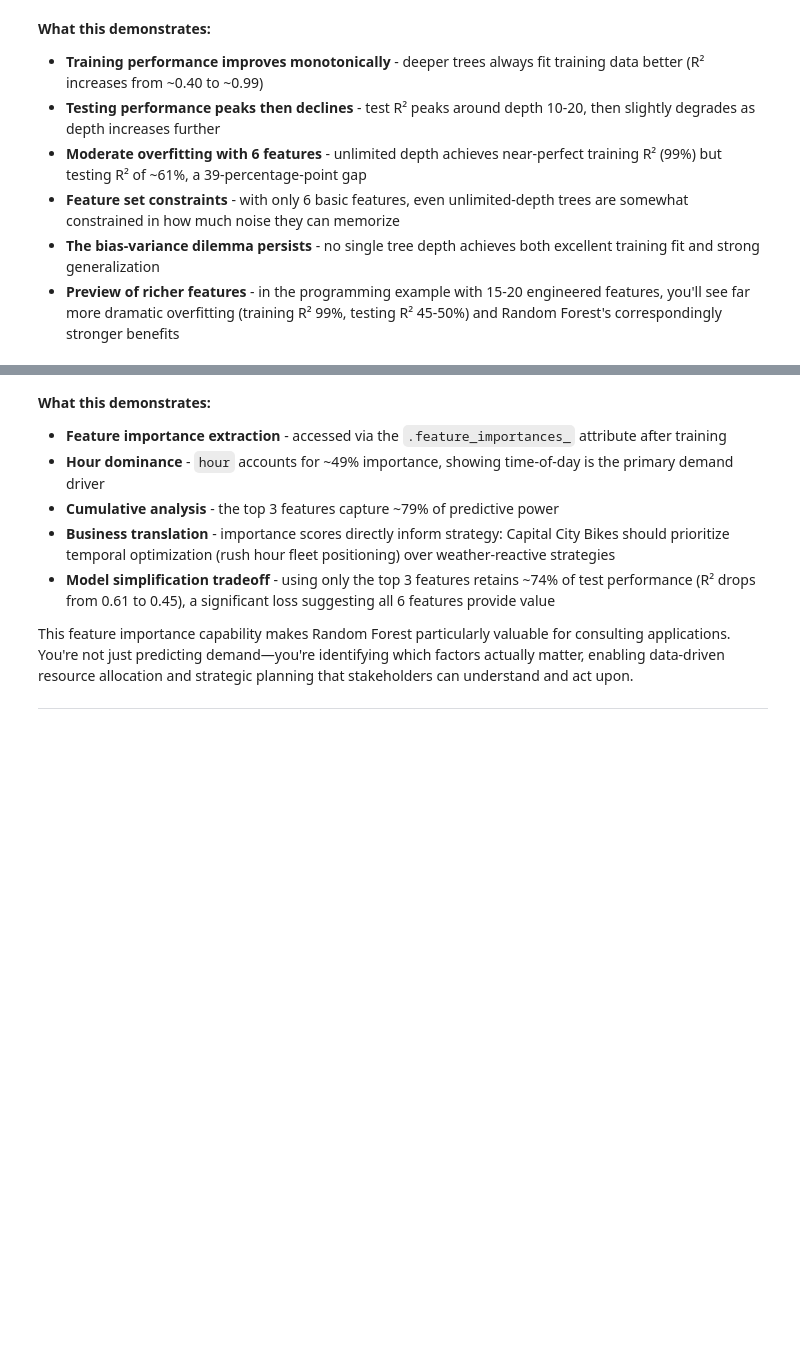
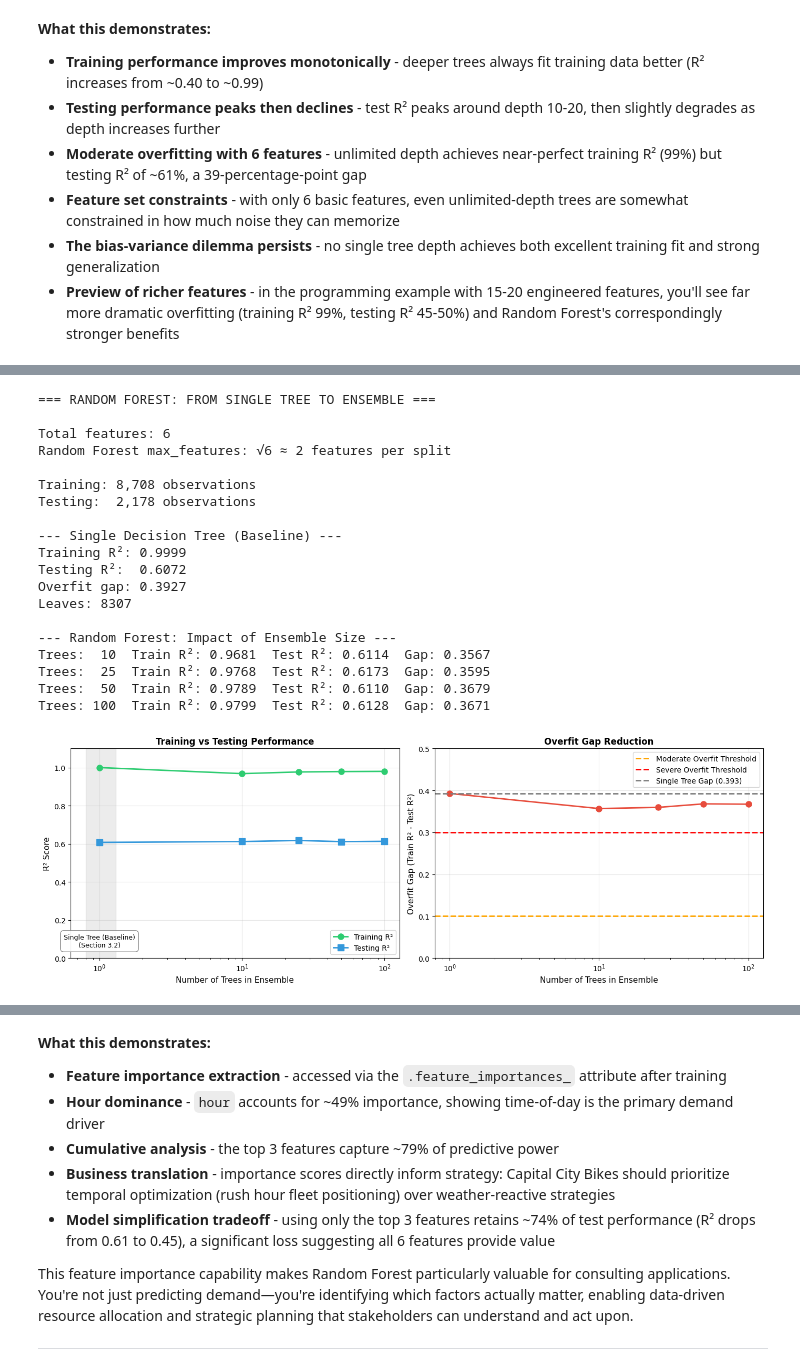
Before and after one commit to pmarcelino/predictive-modeling, a Jupyter notebook: module-04/lecture-09-text.ipynb, the cells around one changed output, grey strips where cells are left out. Saved outputs shown, nothing was run; the diff lists cells and outputs as text; code cells hidden in the pictures; blank space fills up the shorter version.

```diff
--- a/module-04/lecture-09-text.ipynb
+++ b/module-04/lecture-09-text.ipynb
@@ -604,36 +697,96 @@ axes[0].plot(n_trees_plot, [r['test_r2'] for r in results], 's-', linewidth=2,
              markersize=8, label='Testing R²', color='#3498DB')
 axes[0].set_xlabel('Number of Trees in Ensemble', fontsize=11)
 axes[0].set_ylabel('R² Score', fontsize=11)
-axes[0].set_title('Ensemble Size vs Performance', fontsize=12, fontweight='bold')
+axes[0].set_title('Training vs Testing Performance', fontsize=12, fontweight='bold')
+axes[0].set_ylim(0, 1.1)
 axes[0].legend()
 axes[0].grid(True, alpha=0.3)
 axes[0].set_xscale('log')
+# Highlight the single tree case from Section 3.2
+axes[0].axvspan(0.8, 1.3, alpha=0.15, color='gray', zorder=0)
+axes[0].text(1, 0.05, 'Single Tree (Baseline)\n(Section 3.2)',
+            ha='center', va='bottom', fontsize=9,
+            bbox=dict(boxstyle='round,pad=0.5', facecolor='white', edgecolor='gray', alpha=0.9))
 
 # Panel 2: Overfitting gap reduction
 axes[1].plot(n_trees_plot, [r['gap'] for r in results], 'o-', linewidth=2,
              markersize=8, color='#E74C3C')
+axes[1].axhline(y=0.10, color='orange', linestyle='--', linewidth=2, label='Moderate Overfit Threshold')
+axes[1].axhline(y=0.30, color='red', linestyle='--', linewidth=2, label='Severe Overfit Threshold')
 axes[1].axhline(y=results[0]['gap'], color='gray', linestyle='--', linewidth=2,
                 label=f'Single Tree Gap ({results[0]["gap"]:.3f})')
 axes[1].set_xlabel('Number of Trees in Ensemble', fontsize=11)
 axes[1].set_ylabel('Overfit Gap (Train R² - Test R²)', fontsize=11)
-axes[1].set_title('Variance Reduction Through Averaging', fontsize=12, fontweight='bold')
+axes[1].set_title('Overfit Gap Reduction', fontsize=12, fontweight='bold')
+axes[1].set_ylim(0, 0.5)
 axes[1].legend()
 axes[1].grid(True, alpha=0.3)
 axes[1].set_xscale('log')
 
 plt.tight_layout()
 plt.show()
 
 print("\n--- Key Insights ---")
 print(f"✓ Single tree overfitting: Gap = {results[0]['gap']:.3f} (train R² {results[0]['train_r2']:.3f}, test R² {results[0]['test_r2']:.3f})")
 print(f"✓ Random Forest (100 trees): Gap = {results[-1]['gap']:.3f} (train R² {results[-1]['train_r2']:.3f}, test R² {results[-1]['test_r2']:.3f})")
 print(f"✓ Gap reduction: {results[0]['gap']:.3f} → {results[-1]['gap']:.3f} ({results[0]['gap'] - results[-1]['gap']:+.3f} improvement)")
 print(f"✓ Test R² change: {results[0]['test_r2']:.3f} → {results[-1]['test_r2']:.3f} ({results[-1]['test_r2'] - results[0]['test_r2']:+.3f})")
 print(f"\nWith 6 basic features:")
 print(f"  • Random Forest reduces variance and provides prediction stability")
 print(f"  • Test accuracy improvement is modest due to moderate baseline overfitting")
 print(f"  • Main benefit: consistent, reliable predictions rather than dramatic accuracy gains")
-print(f"\nIn programming example with 15-20 engineered features:")
-print(f"  • Individual trees will show severe overfitting (test R² ~0.45-0.50)")
-print(f"  • Random Forest will demonstrate dramatic improvement (test R² ~0.72-0.75)")
-print(f"  • This validates the theoretical principle: ensemble averaging shines when variance is high")
+
+# Demonstrate ensemble diversity by showing individual tree predictions
+print("\n--- Visualizing Ensemble Diversity: Individual Tree Predictions ---")
+print("\nExample scenario: temp=20°C, humidity=60%, hour=8 (morning commute)\n")
+
+# Create example observation
+example_obs = pd.DataFrame({
+    'temp': [20], 'humidity': [60], 'windspeed': [15],
+    'hour': [8], 'weekday': [1], 'month': [5]
+})
+
+# Get predictions from first 10 individual trees for demonstration
+print(f"{'Tree #':<8} {'Prediction (bikes)':<20}")
+print("-" * 30)
+individual_predictions = []
+for i in range(min(10, len(rf.estimators_))):
+    # .estimators_ contains all individual trees in the Random Forest
+    # Convert to numpy array to avoid feature name warning
+    tree_pred = rf.estimators_[i].predict(example_obs.values)[0]
+    individual_predictions.append(tree_pred)
+    print(f"Tree {i+1:<3}  {tree_pred:>6.1f}")
+
+print(f"\n{'Average of 10 trees:':<20} {np.mean(individual_predictions):>6.1f} bikes")
+print(f"{'Full ensemble (100 trees):':<20} {rf.predict(example_obs)[0]:>6.1f} bikes")
+print(f"{'Prediction range:':<20} {np.min(individual_predictions):>6.1f} to {np.max(individual_predictions):.1f} bikes (spread: {np.max(individual_predictions) - np.min(individual_predictions):.1f})")
+
+print("\n--- Why Diversity Matters: The 'Wisdom of Crowds' ---")
+print(f"• Individual trees make different predictions (range: {np.max(individual_predictions) - np.min(individual_predictions):.1f} bikes)")
+print(f"• Each tree trained on different bootstrap sample (random subset with replacement)")
+print(f"• Each tree used different feature subsets at splits (max_features='sqrt')")
+print(f"• Some trees overestimate, others underestimate → averaging cancels errors")
+print(f"• Full ensemble of 100 trees produces stable, reliable prediction")
+print(f"\nThis diversity is WHY Random Forest works: no single tree is perfect, but their")
+print(f"collective average captures underlying patterns while filtering out individual biases.")
+# %% [output]
+=== RANDOM FOREST: FROM SINGLE TREE TO ENSEMBLE ===
+
+Total features: 6
+Random Forest max_features: √6 ≈ 2 features per split
+
+Training: 8,708 observations
+Testing:  2,178 observations
+
+--- Single Decision Tree (Baseline) ---
+Training R²: 0.9999
+Testing R²:  0.6072
+Overfit gap: 0.3927
+Leaves: 8307
+
+--- Random Forest: Impact of Ensemble Size ---
+Trees:  10  Train R²: 0.9681  Test R²: 0.6114  Gap: 0.3567
+Trees:  25  Train R²: 0.9768  Test R²: 0.6173  Gap: 0.3595
+Trees:  50  Train R²: 0.9789  Test R²: 0.6110  Gap: 0.3679
+Trees: 100  Train R²: 0.9799  Test R²: 0.6128  Gap: 0.3671
+[figure, added]
```
Also changed, not shown: parts of 11 cells of this notebook.
